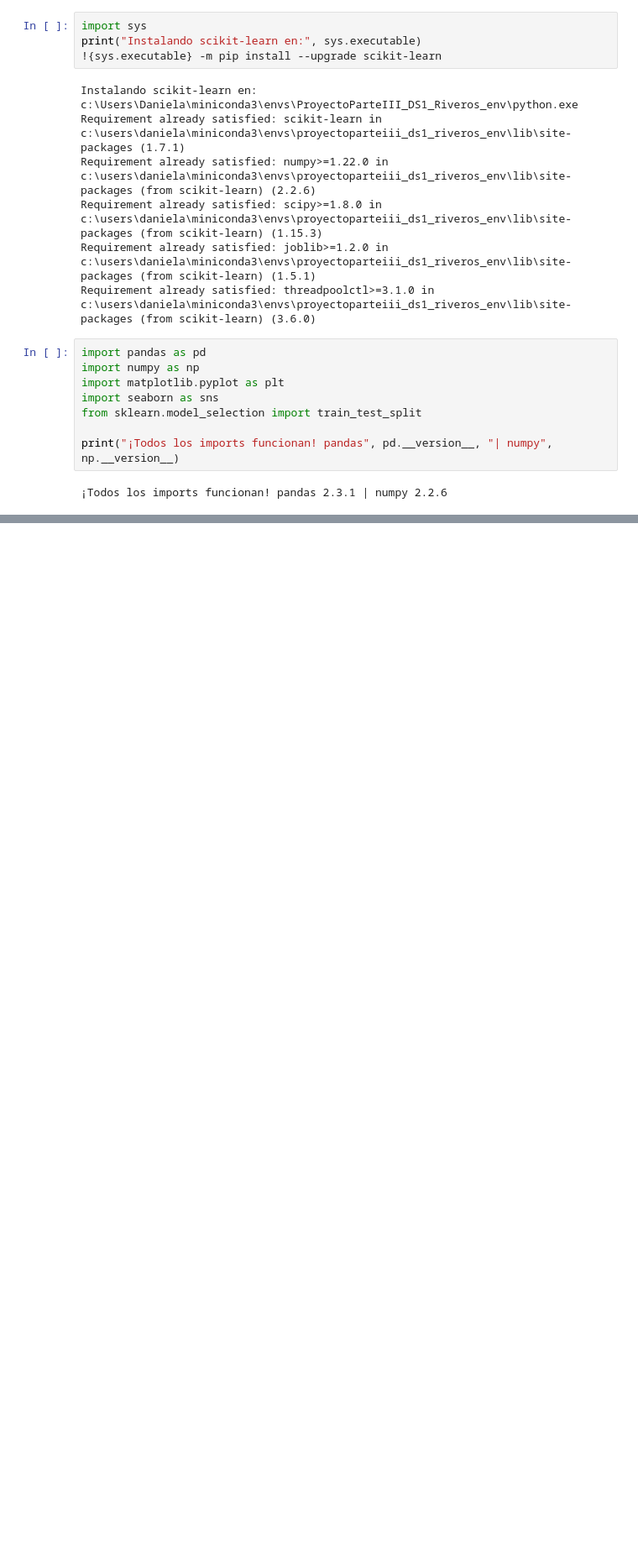
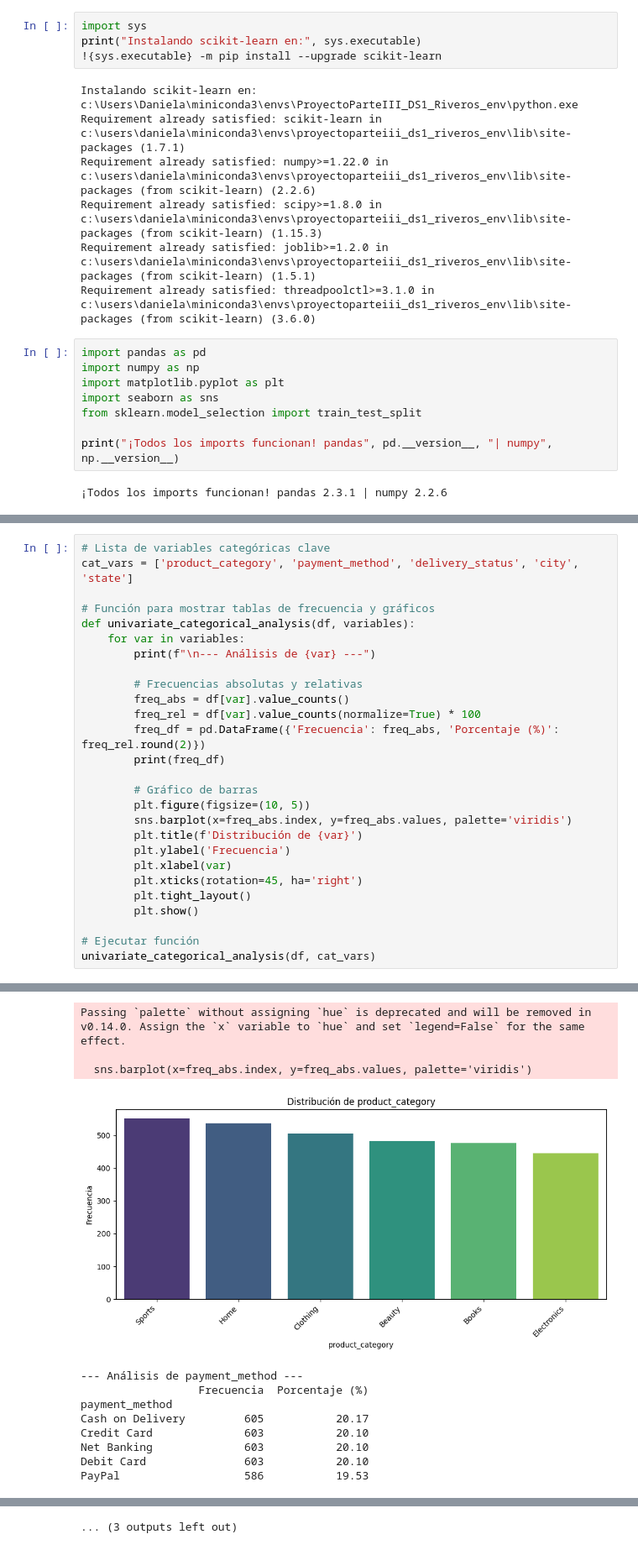
Before and after one commit to rgriveros/data-science-proyecto, a Jupyter notebook: notebooks/ProyectoParteIII_RiverosLobos.ipynb, the cells around one changed output, grey strips where cells are left out. Shown at 84% size. Saved outputs shown, nothing was run; the diff lists cells and outputs as text; blank space fills up the shorter version.

Commit message:
Avanando en Análisis Univariado y Bivariado

```diff
--- a/notebooks/ProyectoParteIII_RiverosLobos.ipynb
+++ b/notebooks/ProyectoParteIII_RiverosLobos.ipynb
@@ -133,0 +345,28 @@ dtype: int64
+# %%
+# Lista de variables categóricas clave
+cat_vars = ['product_category', 'payment_method', 'delivery_status', 'city', 'state']
+
+# Función para mostrar tablas de frecuencia y gráficos
+def univariate_categorical_analysis(df, variables):
+    for var in variables:
+        print(f"\n--- Análisis de {var} ---")
+
+        # Frecuencias absolutas y relativas
+        freq_abs = df[var].value_counts()
+        freq_rel = df[var].value_counts(normalize=True) * 100
+        freq_df = pd.DataFrame({'Frecuencia': freq_abs, 'Porcentaje (%)': freq_rel.round(2)})
+        print(freq_df)
+
+        # Gráfico de barras
+        plt.figure(figsize=(10, 5))
+        sns.barplot(x=freq_abs.index, y=freq_abs.values, palette='viridis')
+        plt.title(f'Distribución de {var}')
+        plt.ylabel('Frecuencia')
+        plt.xlabel(var)
+        plt.xticks(rotation=45, ha='right')
+        plt.tight_layout()
+        plt.show()
+
+# Ejecutar función
+univariate_categorical_analysis(df, cat_vars)
+# %% [output]
@@ -133,0 +382,12 @@ dtype: int64
+Passing `palette` without assigning `hue` is deprecated and will be removed in v0.14.0. Assign the `x` variable to `hue` and set `legend=False` for the same effect.
+
+  sns.barplot(x=freq_abs.index, y=freq_abs.values, palette='viridis')
+[figure, added]
+--- Análisis de payment_method ---
+                  Frecuencia  Porcentaje (%)
+payment_method
+Cash on Delivery         605           20.17
+Credit Card              603           20.10
+Net Banking              603           20.10
+Debit Card               603           20.10
+PayPal                   586           19.53
@@ -133,0 +429 @@ dtype: int64
+... (3 outputs left out)
```
Also changed, not shown: parts of 25 cells of this notebook.
